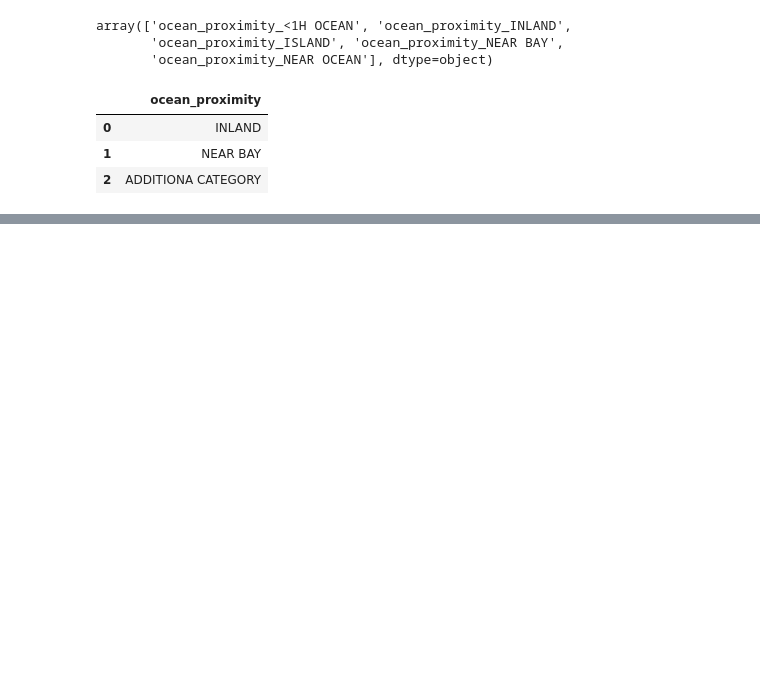
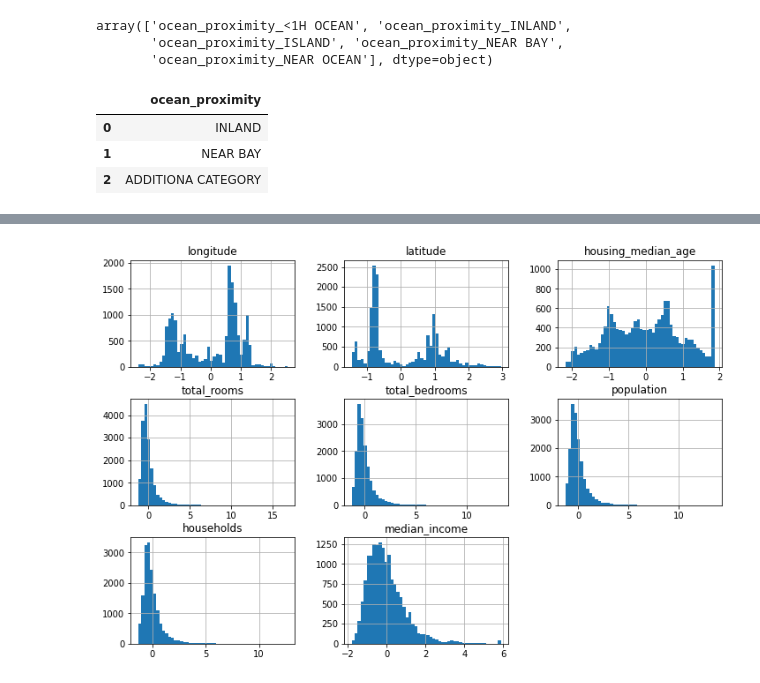
Before and after one commit to PaulToronto/Hands-on-Maching-Learning-Book, a Jupyter notebook: 2_End_to_End_Machine_Learning_Project.ipynb, the cells around one changed output, grey strips where cells are left out. Saved outputs shown, nothing was run; the diff lists cells and outputs as text; code cells hidden in the pictures; blank space fills up the shorter version.

```diff
--- a/2_End_to_End_Machine_Learning_Project.ipynb
+++ b/2_End_to_End_Machine_Learning_Project.ipynb
@@ -875,0 +929,4 @@ housing_num.describe()
+# %%
+housing_num_std.hist(bins=50, figsize=(12, 8));
+# %% [output]
+[figure, added]
```
Also changed, not shown: parts of 21 cells of this notebook.
